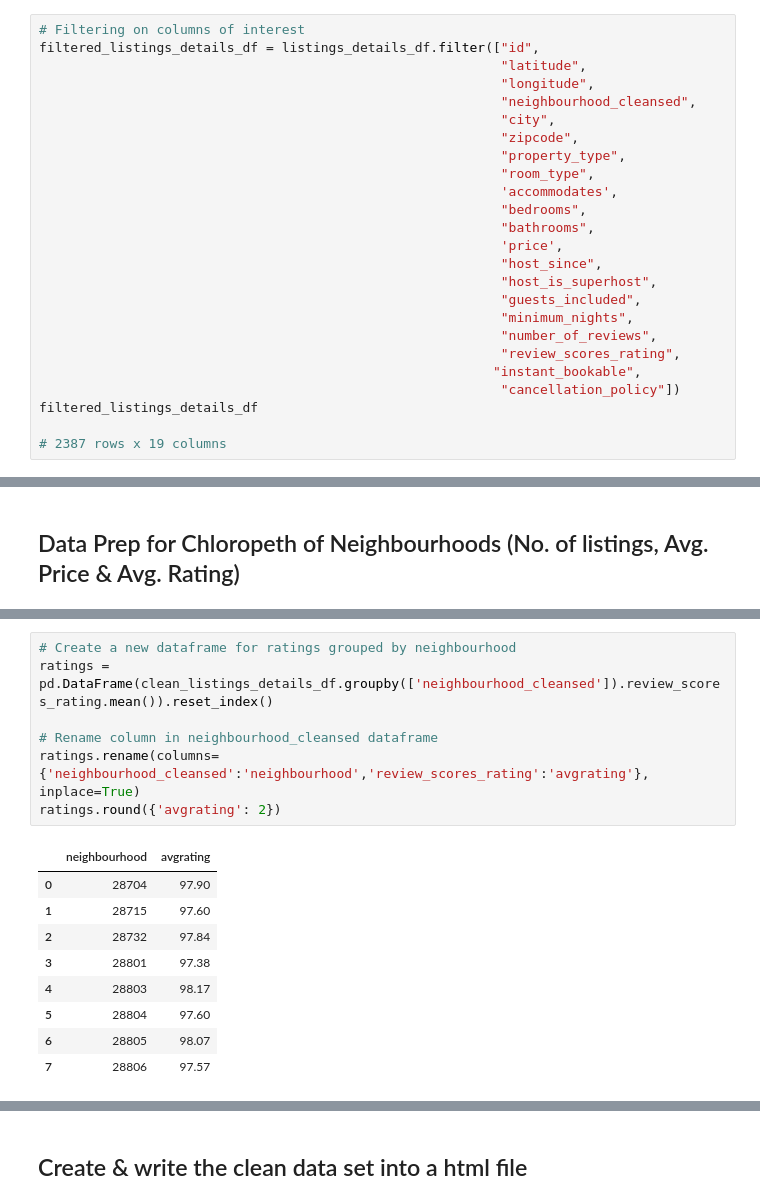
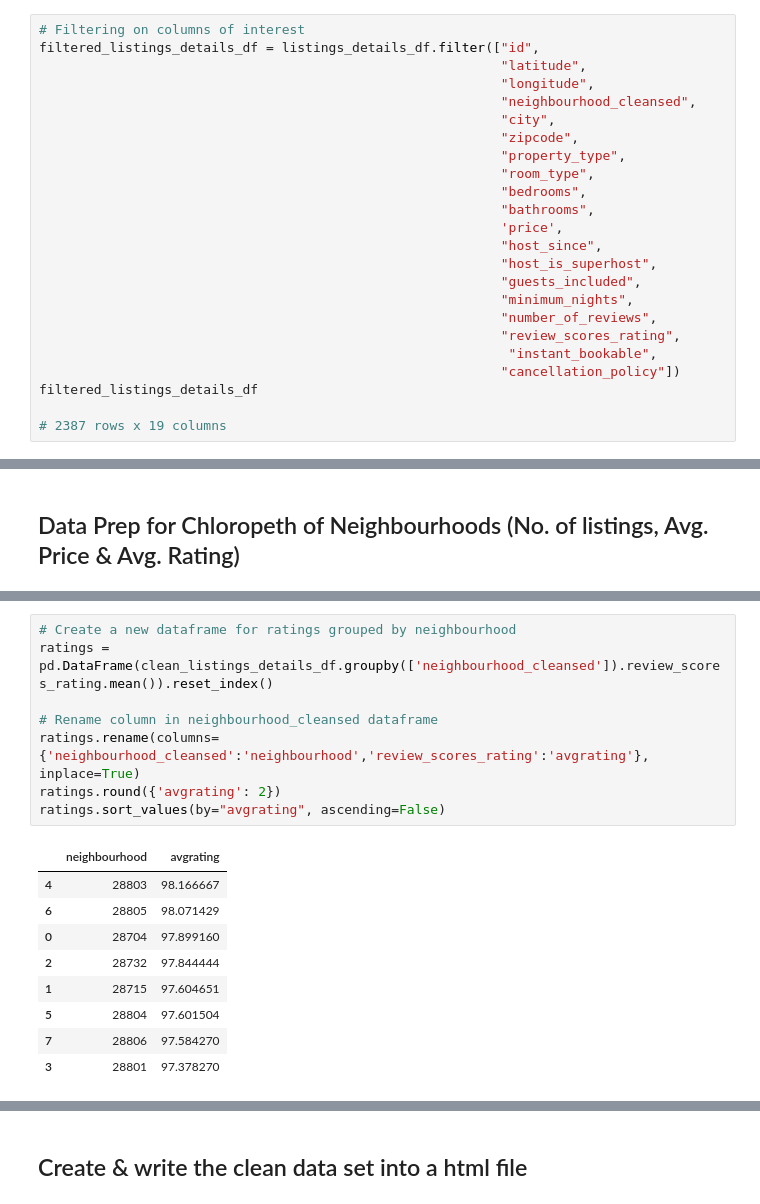
Before and after one commit to waghrayrashi/airbnb_analysis, a Jupyter notebook: airbnb.ipynb, the cells around one changed output, grey strips where cells are left out. Drawn from its saved outputs; the diff is of its cells as text.

```diff
--- a/airbnb.ipynb
+++ b/airbnb.ipynb
@@ -73,7 +79,6 @@ filtered_listings_details_df = listings_details_df.filter(["id",
                                                            "zipcode",
                                                            "property_type",
                                                            "room_type",
-                                                           'accommodates',
                                                            "bedrooms",
                                                            "bathrooms",
                                                            'price',
@@ -83,7 +88,7 @@ filtered_listings_details_df = listings_details_df.filter(["id",
                                                            "minimum_nights",
                                                            "number_of_reviews",
                                                            "review_scores_rating",
-                                                          "instant_bookable",
+                                                            "instant_bookable",
                                                            "cancellation_policy"])
 filtered_listings_details_df
 
@@ -364,20 +357,21 @@ price.round({'avgprice': 2})
 # %%
 # Create a new dataframe for ratings grouped by neighbourhood
 ratings = pd.DataFrame(clean_listings_details_df.groupby(['neighbourhood_cleansed']).review_scores_rating.mean()).reset_index()
 
 # Rename column in neighbourhood_cleansed dataframe
 ratings.rename(columns={'neighbourhood_cleansed':'neighbourhood','review_scores_rating':'avgrating'}, inplace=True)
 ratings.round({'avgrating': 2})
+ratings.sort_values(by="avgrating", ascending=False)
 # %% [output]
 |  | neighbourhood | avgrating |
-| 0 | 28704 | 97.90 |
-| 1 | 28715 | 97.60 |
-| 2 | 28732 | 97.84 |
-| 3 | 28801 | 97.38 |
-| 4 | 28803 | 98.17 |
-| 5 | 28804 | 97.60 |
-| 6 | 28805 | 98.07 |
-| 7 | 28806 | 97.57 |
+| 4 | 28803 | 98.166667 |
+| 6 | 28805 | 98.071429 |
+| 0 | 28704 | 97.899160 |
+| 2 | 28732 | 97.844444 |
+| 1 | 28715 | 97.604651 |
+| 5 | 28804 | 97.601504 |
+| 7 | 28806 | 97.584270 |
+| 3 | 28801 | 97.378270 |
 # %%
 # Merge listings, price and ratings
 listings_by_neighbourhood = listings.merge(price, on='neighbourhood')
```
Also changed, not shown: parts of 39 cells of this notebook, 21 other files.
